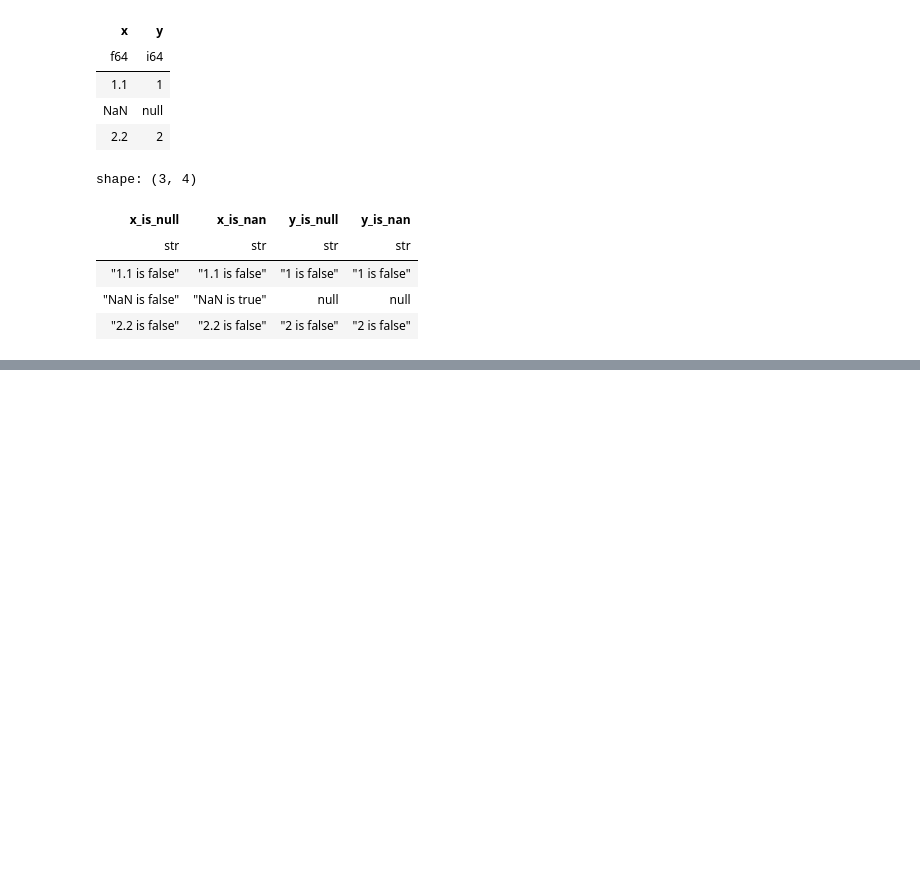
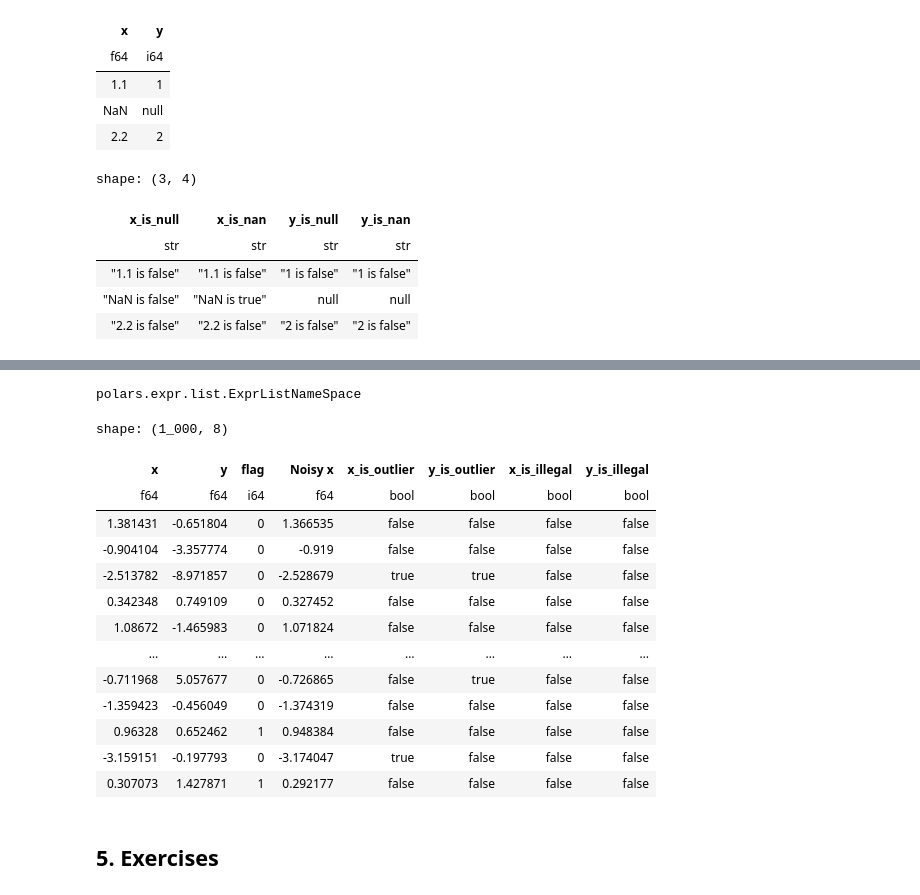
Before and after one commit to maspectra/learn-polars, a Jupyter notebook: presentation.ipynb, the cells around one changed output, grey strips where cells are left out. Cells and saved outputs as stored; diff of their text form; code cells hidden in the pictures; blank space fills up the shorter version.

```diff
--- a/presentation.ipynb
+++ b/presentation.ipynb
@@ -900,0 +964,58 @@ shape: (3, 4)
+# %%
+type(pl.col("").list)
+# %% [output]
+polars.expr.list.ExprListNameSpace
+# %%
+@pl.api.register_expr_namespace("myfunctions")
+class MyFunctions:
+    def __init__(self, expr: pl.Expr):
+        self._expr = expr
+
+    def add_noise(self, mean: float, variance: float) -> pl.Expr:
+        return self._expr + np.random.normal(mean, variance)
+
+    def is_outlier(self, scale: float = 3.0) -> pl.Expr:
+        return (self._expr - self._expr.mean()).abs() > scale * self._expr.std()
+
+    def is_illegal(self) -> pl.Expr:
+        # 如果 flag = 1，自己不能小于 0
+        # 否则不能是 outlier
+        return (pl.col("flag") == 1).and_(self._expr < 0) | (pl.col("flag") == 0).and_(
+            self.is_outlier()
+        )
+
+
+N = 1_000
+df = pl.DataFrame(
+    [
+        np.random.standard_t(10, N),
+        np.random.normal(0, 4, N),
+        np.random.choice([0, 1], N),
+    ],
+    schema=["x", "y", "flag"],
+)
+df.select(
+    pl.all(),
+    pl.col("x").myfunctions.add_noise(0, 1).alias("Noisy x"),
+    pl.col("x").myfunctions.is_outlier(2).alias("x_is_outlier"),
+    pl.col("y").myfunctions.is_outlier(1).alias("y_is_outlier"),
+    pl.col("x").myfunctions.is_illegal().alias("x_is_illegal"),
+    pl.col("y").myfunctions.is_illegal().alias("y_is_illegal"),
+)
+# %% [output]
+shape: (1_000, 8)
+| x | y | flag | Noisy x | x_is_outlier | y_is_outlier | x_is_illegal | y_is_illegal |
+| f64 | f64 | i64 | f64 | bool | bool | bool | bool |
+| 1.381431 | -0.651804 | 0 | 1.366535 | false | false | false | false |
+| -0.904104 | -3.357774 | 0 | -0.919 | false | false | false | false |
+| -2.513782 | -8.971857 | 0 | -2.528679 | true | true | false | false |
+| 0.342348 | 0.749109 | 0 | 0.327452 | false | false | false | false |
+| 1.08672 | -1.465983 | 0 | 1.071824 | false | false | false | false |
+| … | … | … | … | … | … | … | … |
+| -0.711968 | 5.057677 | 0 | -0.726865 | false | true | false | false |
+| -1.359423 | -0.456049 | 0 | -1.374319 | false | false | false | false |
+| 0.96328 | 0.652462 | 1 | 0.948384 | false | false | false | false |
+| -3.159151 | -0.197793 | 0 | -3.174047 | true | false | false | false |
+| 0.307073 | 1.427871 | 1 | 0.292177 | false | false | false | false |
+# %% [markdown]
+## 5. Exercises
```
Also changed, not shown: parts of 18 cells of this notebook.
